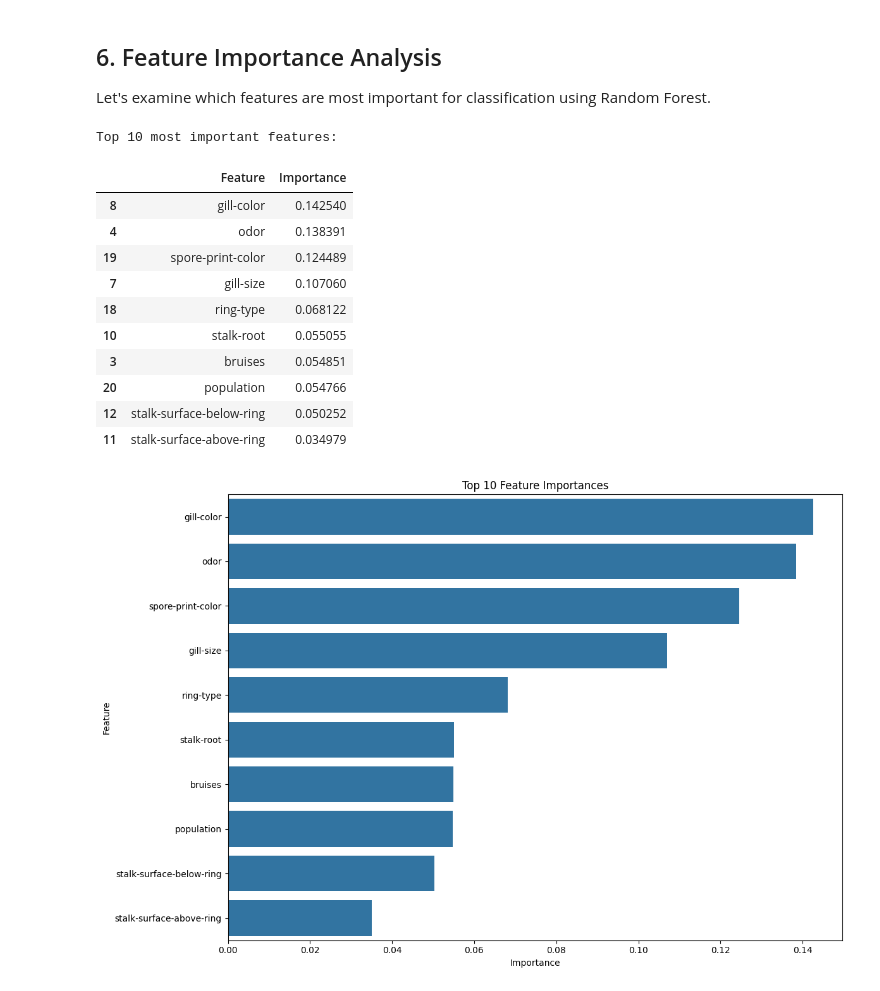
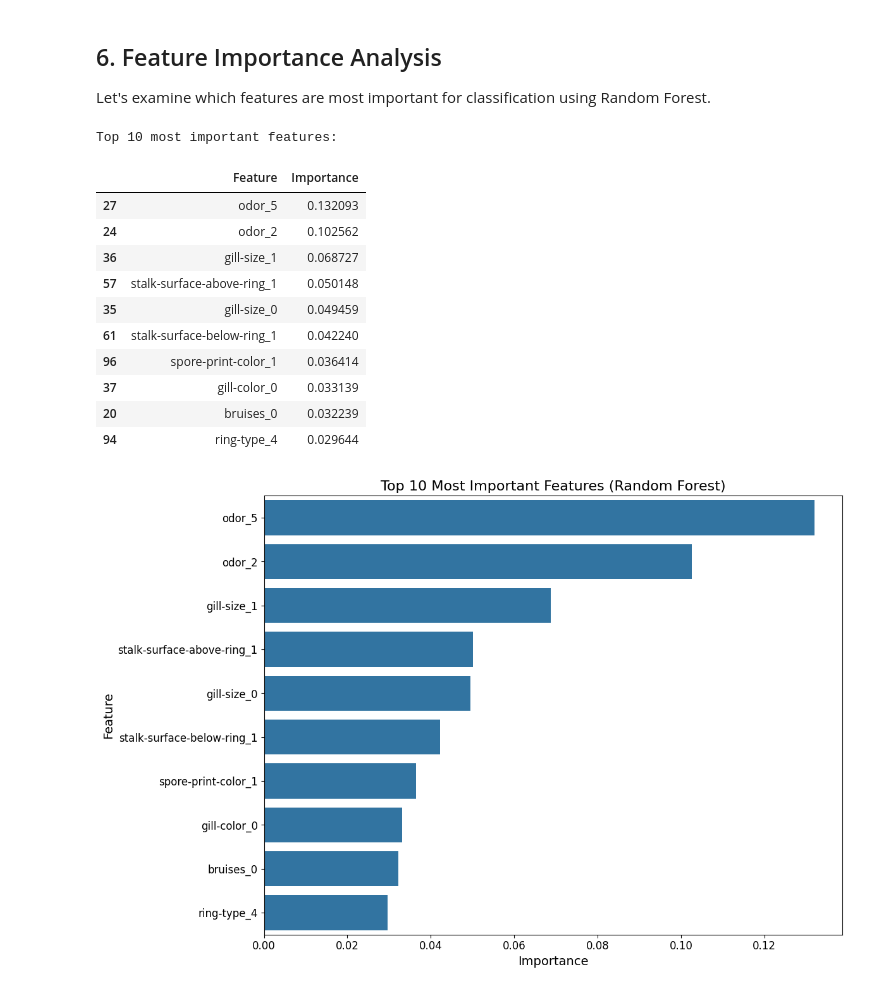
Before and after one commit to SoulCalibar/ITCS440-Project, a Jupyter notebook: mushroom_analysis.ipynb, the cells around one changed output. Drawn from its saved outputs; the diff is of its cells as text; code cells hidden in the pictures.

```diff
--- a/mushroom_analysis.ipynb
+++ b/mushroom_analysis.ipynb
@@ -172,7 +173,7 @@ y = data["class"]               # Target variable (0 = edible, 1 = poisonous)
 
 # Split data into train and test sets
 # 80% for training, 20% for testing
-X_train, X_test, y_train, y_test = train_test_split(X, y, test_size=0.2, random_state=42)
+X_train, X_test, y_train, y_test = train_test_split(X, y, test_size=0.34, random_state=42)
 
 print(f"Training set size: {X_train.shape[0]} samples")
 print(f"Testing set size: {X_test.shape[0]} samples")
@@ -181,0 +183,15 @@ Testing set size: 1625 samples
+# %%
+# Initialize OneHotEncoder for categorical variable transformation
+encoder = OneHotEncoder(sparse_output=False, handle_unknown='ignore')
+
+# Convert categorical variables to binary format (one-hot encoding)
+X_train_encoded = encoder.fit_transform(X_train)
+X_test_encoded = encoder.transform(X_test)
+
+# Feature scaling for better performance
+scaler = StandardScaler()
+X_train_scaled = scaler.fit_transform(X_train_encoded)
+X_test_scaled = scaler.transform(X_test_encoded)
+
+print(f"Encoded training data shape: {X_train_encoded.shape}")
+print(f"Encoded testing data shape: {X_test_encoded.shape}")
@@ -243,8 +335,13 @@ Let's examine which features are most important for classification using Random
 # %%
 # Get feature importances from Random Forest
 rf_model = models["Random Forest"]
+
+# Get feature names from the OneHotEncoder
+feature_names = encoder.get_feature_names_out(X.columns)
+
+# Create DataFrame with feature importances
 feature_importances = pd.DataFrame({
-    'Feature': X.columns,
+    'Feature': feature_names,
     'Importance': rf_model.feature_importances_
 }).sort_values('Importance', ascending=False)
 
@@ -254,22 +351,28 @@ feature_importances.head(10)
 # %% [output]
 Top 10 most important features:
 |  | Feature | Importance |
-| 8 | gill-color | 0.142540 |
-| 4 | odor | 0.138391 |
-| 19 | spore-print-color | 0.124489 |
-| 7 | gill-size | 0.107060 |
-| 18 | ring-type | 0.068122 |
-| 10 | stalk-root | 0.055055 |
-| 3 | bruises | 0.054851 |
-| 20 | population | 0.054766 |
-| 12 | stalk-surface-below-ring | 0.050252 |
-| 11 | stalk-surface-above-ring | 0.034979 |
+| 27 | odor_5 | 0.132093 |
+| 24 | odor_2 | 0.102562 |
+| 36 | gill-size_1 | 0.068727 |
+| 57 | stalk-surface-above-ring_1 | 0.050148 |
+| 35 | gill-size_0 | 0.049459 |
+| 61 | stalk-surface-below-ring_1 | 0.042240 |
+| 96 | spore-print-color_1 | 0.036414 |
+| 37 | gill-color_0 | 0.033139 |
+| 20 | bruises_0 | 0.032239 |
+| 94 | ring-type_4 | 0.029644 |
 # %%
 # Visualize feature importances
 plt.figure(figsize=(12, 8))
-sns.barplot(x='Importance', y='Feature', data=feature_importances.head(10))
-plt.title('Top 10 Feature Importances')
+top_features = feature_importances.head(10)
+# Update barplot to use new seaborn API
+sns.barplot(data=top_features, x='Importance', y='Feature')
+plt.title('Top 10 Most Important Features (Random Forest)', fontsize=16)
+plt.xlabel('Importance', fontsize=14)
+plt.ylabel('Feature', fontsize=14)
+plt.xticks(fontsize=12)
+plt.yticks(fontsize=12)
 plt.tight_layout()
 plt.show()
 # %% [output]
-[figure, old version]
+[figure, new version]
```
Also changed, not shown: parts of 12 cells of this notebook, 4 other files.
